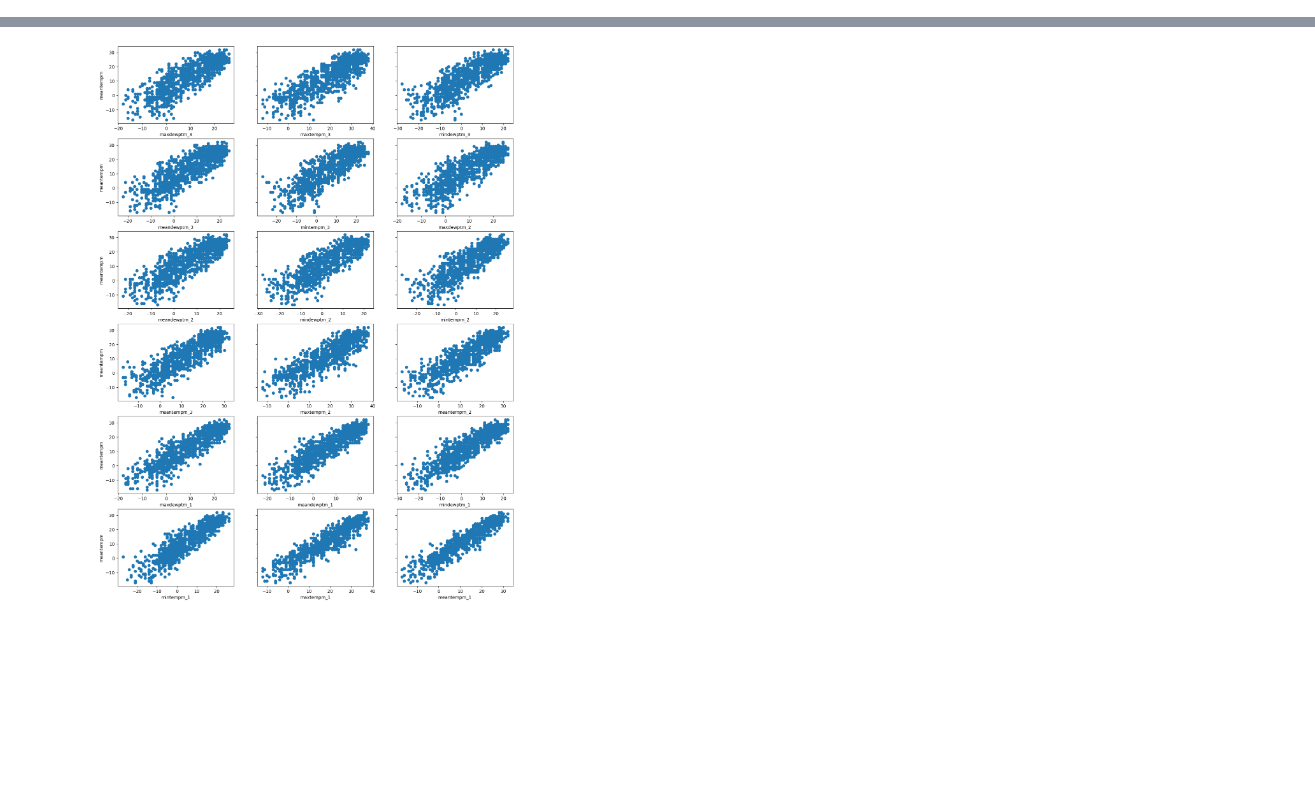
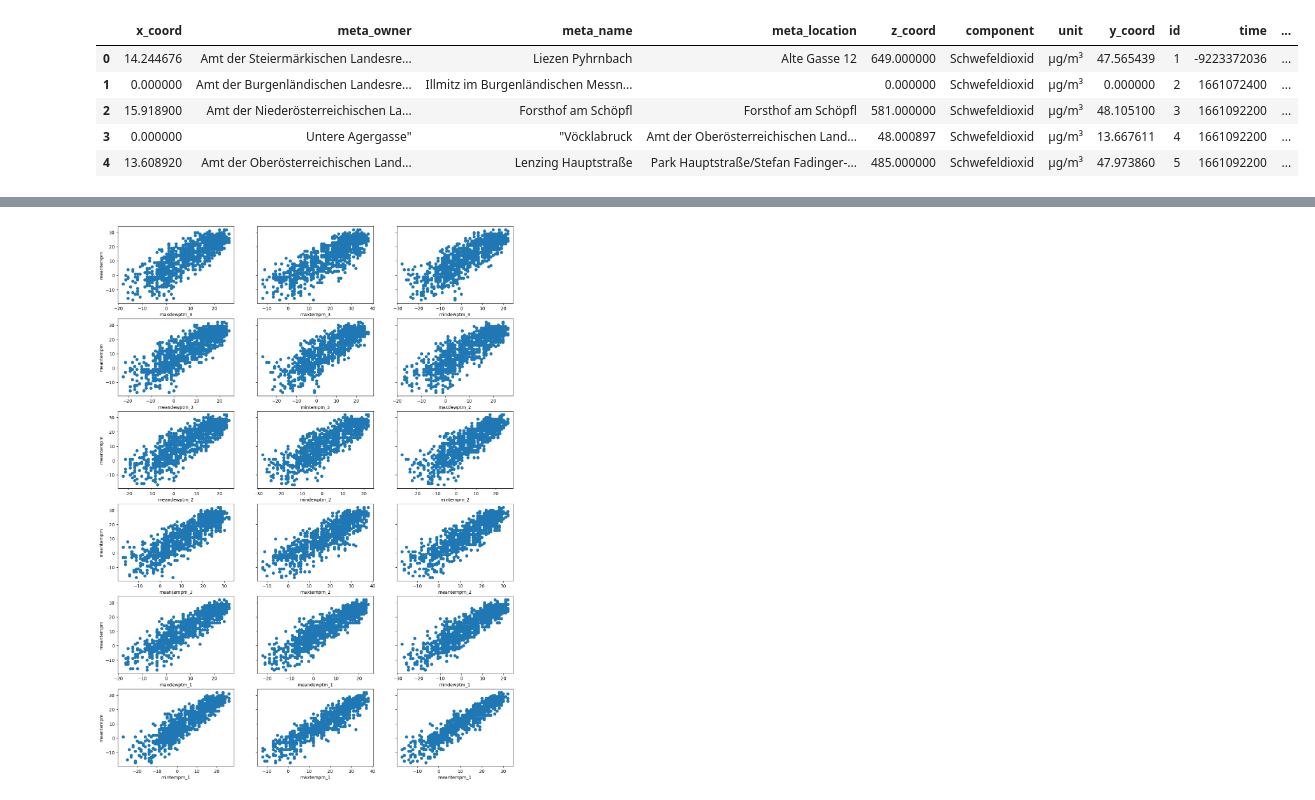
Before and after one commit to MartinWeise/egi-2022, a Jupyter notebook: Predict Particles.ipynb, the cells around one changed output, grey strips where cells are left out. Saved outputs shown, nothing was run; the diff lists cells and outputs as text; code cells hidden in the pictures; blank space fills up the shorter version.

```diff
--- a/Predict Particles.ipynb
+++ b/Predict Particles.ipynb
@@ -18,0 +17,11 @@ df = pd.read_pickle('end-part1_df.pkl')
+# %%
+response = rq.get("https://dbrepo.ossdip.at/api/container/1/database/1/table/1/data", verify=False)
+df = pd.read_json(json.dumps(response.json()["result"]))
+df.head()
+# %% [output]
+|  | x_coord | meta_owner | meta_name | meta_location | z_coord | component | unit | y_coord | id | time | ... |
+| 0 | 14.244676 | Amt der Steiermärkischen Landesre... | Liezen Pyhrnbach | Alte Gasse 12 | 649.000000 | Schwefeldioxid | µg/m³ | 47.565439 | 1 | -9223372036 | ... |
+| 1 | 0.000000 | Amt der Burgenländischen Landesre... | Illmitz im Burgenländischen Messn... |  | 0.000000 | Schwefeldioxid | µg/m³ | 0.000000 | 2 | 1661072400 | ... |
+| 2 | 15.918900 | Amt der Niederösterreichischen La... | Forsthof am Schöpfl | Forsthof am Schöpfl | 581.000000 | Schwefeldioxid | µg/m³ | 48.105100 | 3 | 1661092200 | ... |
+| 3 | 0.000000 | Untere Agergasse" | "Vöcklabruck | Amt der Oberösterreichischen Land... | 48.000897 | Schwefeldioxid | µg/m³ | 13.667611 | 4 | 1661092200 | ... |
+| 4 | 13.608920 | Amt der Oberösterreichischen Land... | Lenzing Hauptstraße | Park Hauptstraße/Stefan Fadinger-... | 485.000000 | Schwefeldioxid | µg/m³ | 47.973860 | 5 | 1661092200 | ... |
```
Also changed, not shown: parts of 15 cells of this notebook.
